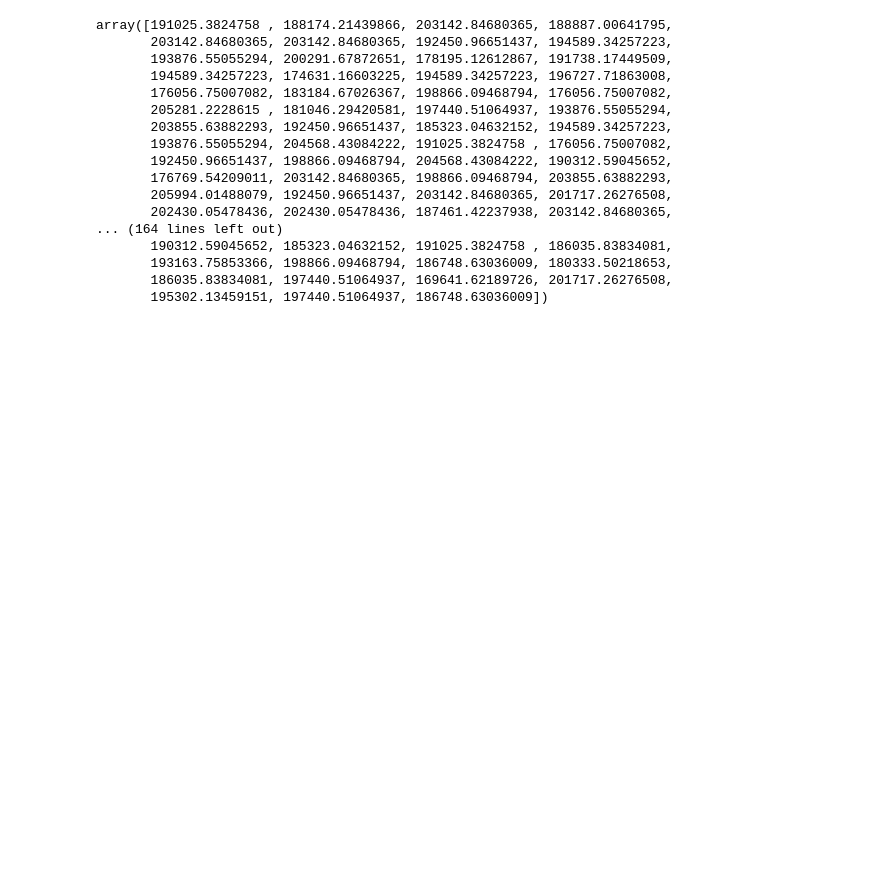
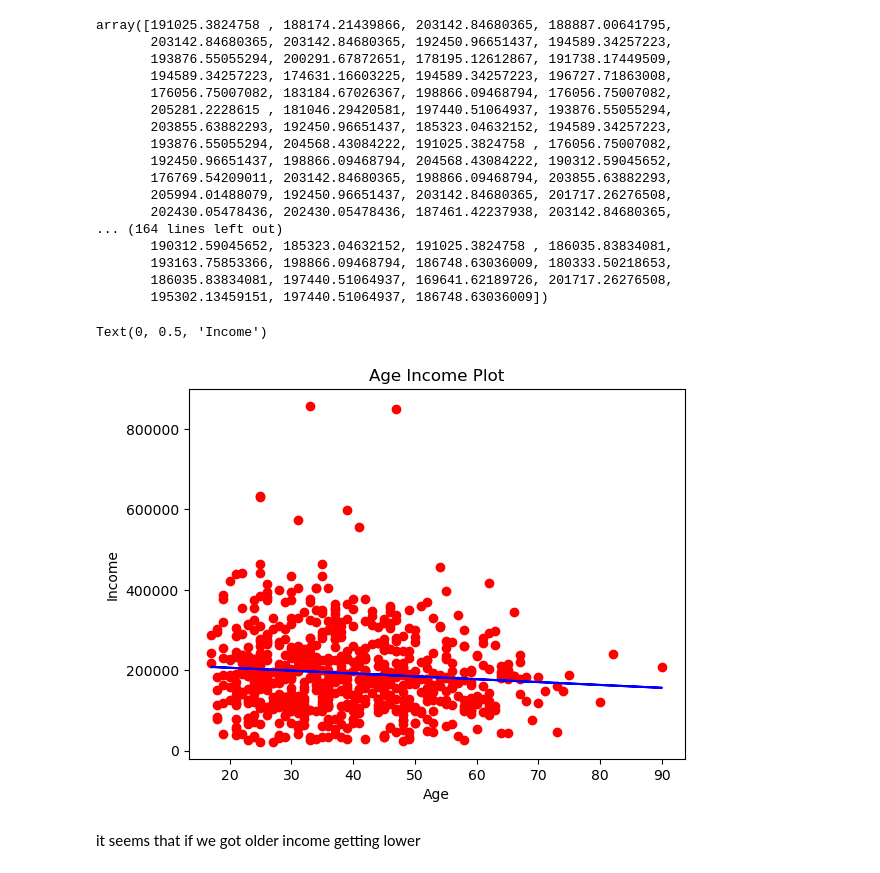
Before and after one commit to ercandumanmdbf/exampleworks, a Jupyter notebook: firstwork.ipynb, the cells around one changed output. Drawn from its saved outputs; the diff is of its cells as text; code cells hidden in the pictures; blank space fills up the shorter version.

```diff
--- a/firstwork.ipynb
+++ b/firstwork.ipynb
@@ -102,3 +102,14 @@ array([191025.3824758 , 188174.21439866, 203142.84680365, 188887.00641795,
        193163.75853366, 198866.09468794, 186748.63036009, 180333.50218653,
        186035.83834081, 197440.51064937, 169641.62189726, 201717.26276508,
        195302.13459151, 197440.51064937, 186748.63036009])
+# %%
+plt.scatter(X_train, y_train, color="red")
+plt.plot(X_train,lr.predict(X_train), color="blue")
+plt.title("Age Income Plot")
+plt.xlabel("Age")
+plt.ylabel("Income")
+# %% [output]
+Text(0, 0.5, 'Income')
+[figure, added]
+# %% [markdown]
+it seems that if we got older income getting lower
```
